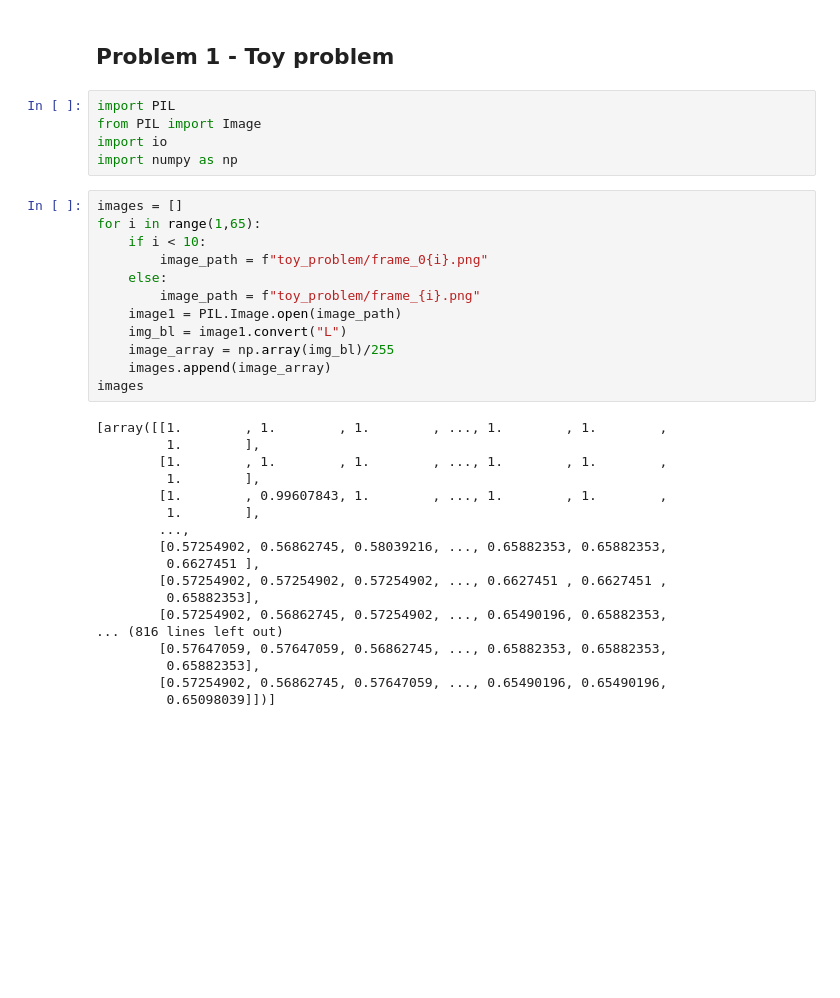
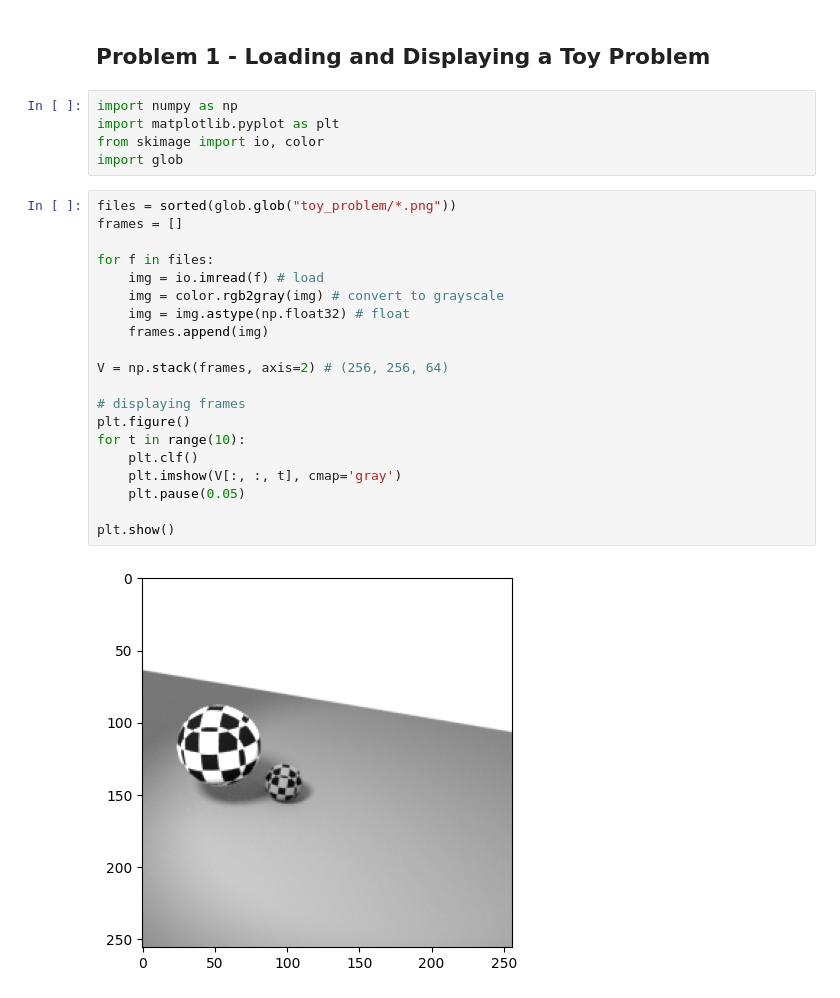
Before and after one commit to suzanne-cc/Optical-Flow, a Jupyter notebook: warm_up.ipynb, the cells around one changed output. Drawn from its saved outputs; the diff is of its cells as text; blank space fills up the shorter version.

```diff
--- a/warm_up.ipynb
+++ b/warm_up.ipynb
@@ -1,37 +1,29 @@
 # %% [markdown]
-## Problem 1 - Toy problem
+## Problem 1 - Loading and Displaying a Toy Problem
-# %%
-import PIL
-from PIL import Image
-import io
-import numpy as np
-# %%
-images = []
-for i in range(1,65):
-    if i < 10:
-        image_path = f"toy_problem/frame_0{i}.png"
-    else:
-        image_path = f"toy_problem/frame_{i}.png"
-    image1 = PIL.Image.open(image_path)
-    img_bl = image1.convert("L")
-    image_array = np.array(img_bl)/255
-    images.append(image_array)
-images
-# %% [output]
-[array([[1.        , 1.        , 1.        , ..., 1.        , 1.        ,
-         1.        ],
-        [1.        , 1.        , 1.        , ..., 1.        , 1.        ,
-         1.        ],
-        [1.        , 0.99607843, 1.        , ..., 1.        , 1.        ,
-         1.        ],
-        ...,
-        [0.57254902, 0.56862745, 0.58039216, ..., 0.65882353, 0.65882353,
-         0.6627451 ],
-        [0.57254902, 0.57254902, 0.57254902, ..., 0.6627451 , 0.6627451 ,
-         0.65882353],
-        [0.57254902, 0.56862745, 0.57254902, ..., 0.65490196, 0.65882353,
-... (816 lines left out)
-        [0.57647059, 0.57647059, 0.56862745, ..., 0.65882353, 0.65882353,
-         0.65882353],
-        [0.57254902, 0.56862745, 0.57647059, ..., 0.65490196, 0.65490196,
-         0.65098039]])]
+# %%
+import numpy as np
+import matplotlib.pyplot as plt
+from skimage import io, color
+import glob
+# %%
+files = sorted(glob.glob("toy_problem/*.png"))
+frames = []
+
+for f in files:
+    img = io.imread(f) # load
+    img = color.rgb2gray(img) # convert to grayscale
+    img = img.astype(np.float32) # float
+    frames.append(img)
+
+V = np.stack(frames, axis=2) # (256, 256, 64)
+
+# displaying frames
+plt.figure()
+for t in range(10):
+    plt.clf()
+    plt.imshow(V[:, :, t], cmap='gray')
+    plt.pause(0.05)
+
+plt.show()
+# %% [output]
+[figure, added]
```
Also changed, not shown: parts of 1 cell of this notebook.
